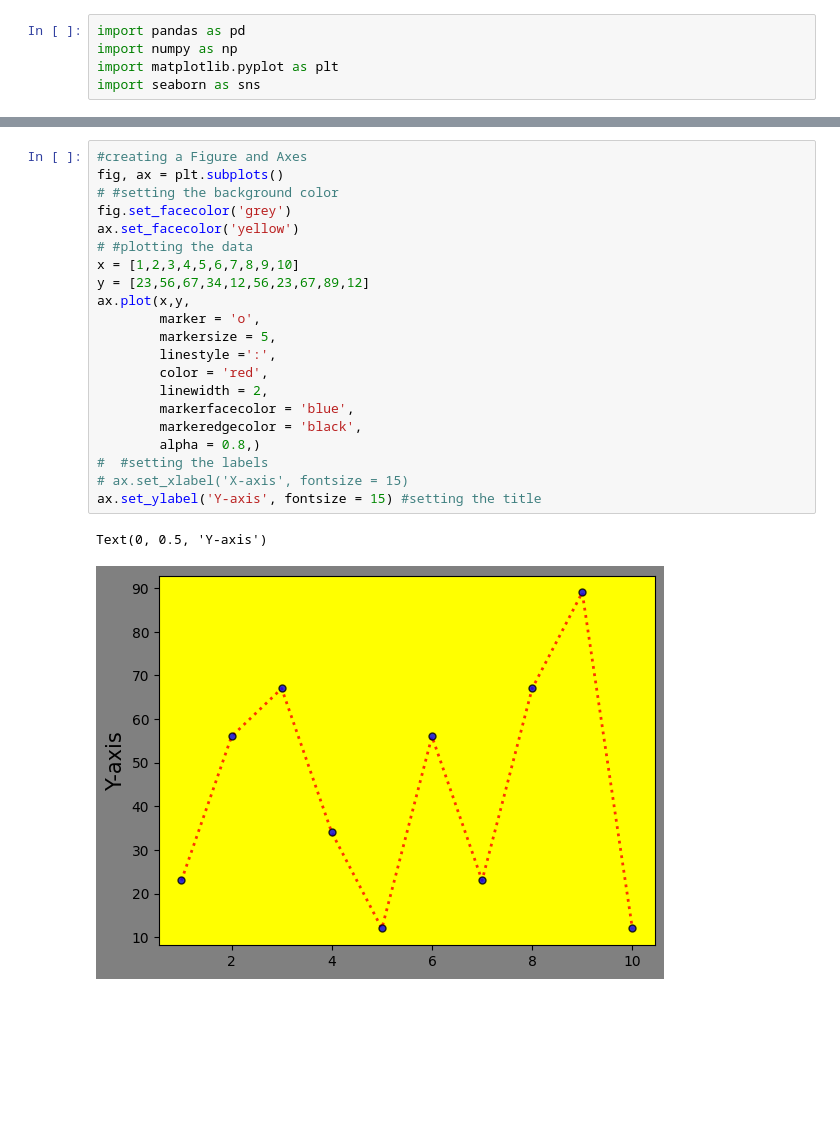
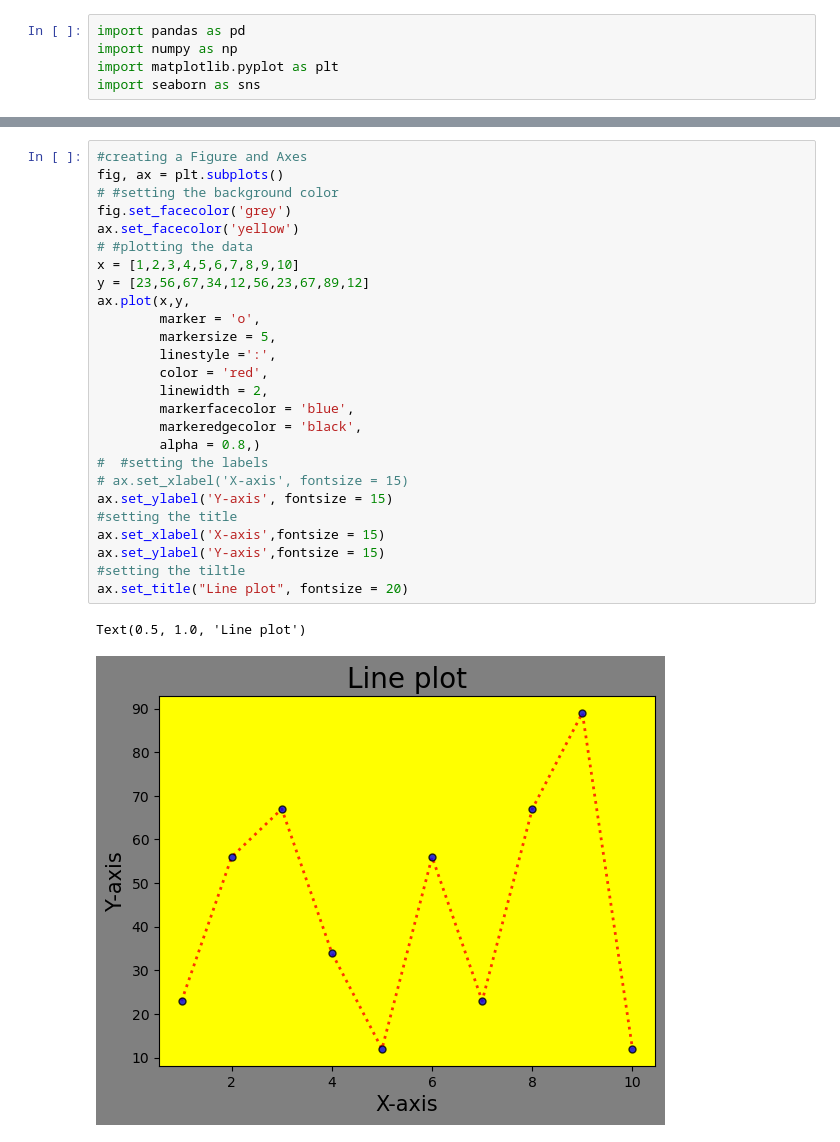
Before and after one commit to Vaibhavp0696/data-structure, a Jupyter notebook: analysis/visualization/matplot.ipynb, the cells around one changed output, grey strips where cells are left out. Saved outputs shown, nothing was run; the diff lists cells and outputs as text; blank space fills up the shorter version.

```diff
--- a/analysis/visualization/matplot.ipynb
+++ b/analysis/visualization/matplot.ipynb
@@ -10,24 +12,29 @@ fig, ax = plt.subplots()
 # %%
 #creating a Figure and Axes
 fig, ax = plt.subplots()
 # #setting the background color
 fig.set_facecolor('grey')
 ax.set_facecolor('yellow')
 # #plotting the data
 x = [1,2,3,4,5,6,7,8,9,10]
 y = [23,56,67,34,12,56,23,67,89,12]
 ax.plot(x,y,
         marker = 'o',
         markersize = 5,
         linestyle =':',
         color = 'red',
         linewidth = 2,
         markerfacecolor = 'blue',
         markeredgecolor = 'black',
         alpha = 0.8,)
 #  #setting the labels
 # ax.set_xlabel('X-axis', fontsize = 15)
-ax.set_ylabel('Y-axis', fontsize = 15) #setting the title
+ax.set_ylabel('Y-axis', fontsize = 15)
+#setting the title
+ax.set_xlabel('X-axis',fontsize = 15)
+ax.set_ylabel('Y-axis',fontsize = 15)
+#setting the tiltle
+ax.set_title("Line plot", fontsize = 20)
 # %% [output]
-Text(0, 0.5, 'Y-axis')
+Text(0.5, 1.0, 'Line plot')
-[figure, old version]
+[figure, new version]
```
Also changed, not shown: parts of 3 cells of this notebook, 3 other files.
